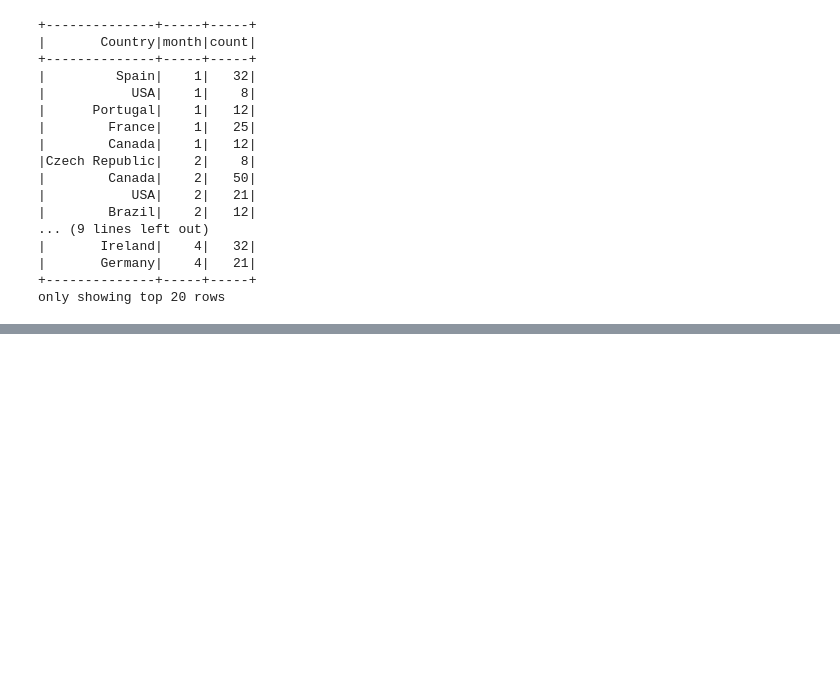
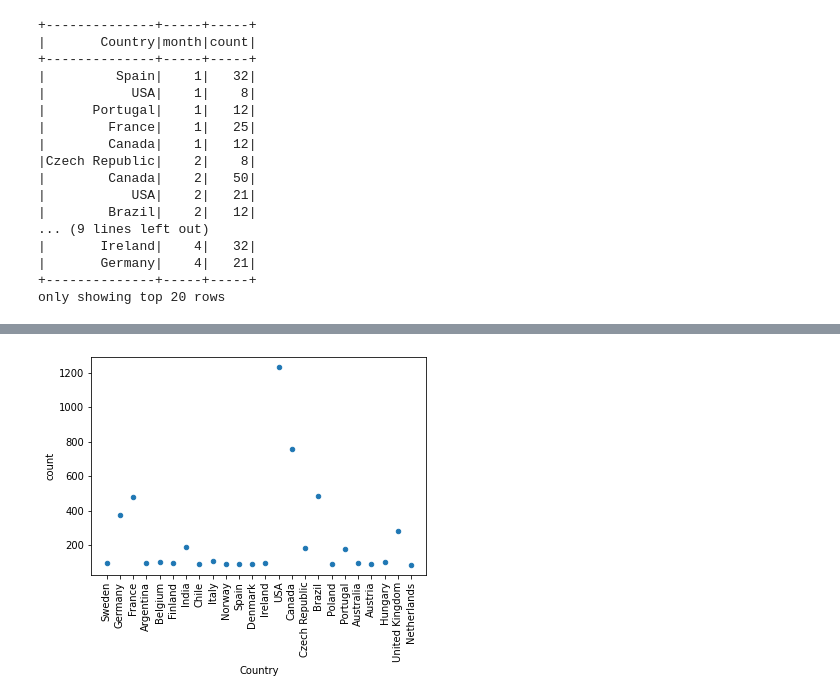
Before and after one commit to saitzaw/apache-spark-colab, a Jupyter notebook: Spark_05.ipynb, the cells around one changed output, grey strips where cells are left out. Saved outputs shown, nothing was run; the diff lists cells and outputs as text; code cells hidden in the pictures; blank space fills up the shorter version.

Commit message:
add plot for frequencies of music playing [sample data]

```diff
--- a/Spark_05.ipynb
+++ b/Spark_05.ipynb
@@ -534,0 +628,4 @@ only showing top 20 rows
+# %%
+CountryCountDf = customerBehaviorDtDf.groupBy(col('Country')).count()
+# %%
+pCountryCountDf = CountryCountDf.toPandas()
@@ -534,0 +645,5 @@ only showing top 20 rows
+# %%
+pCountryCountDf.plot.scatter(x='Country', y='count')
+plt.xticks(rotation=90);
+# %% [output]
+[figure, added]
```
Also changed, not shown: parts of 18 cells of this notebook.
